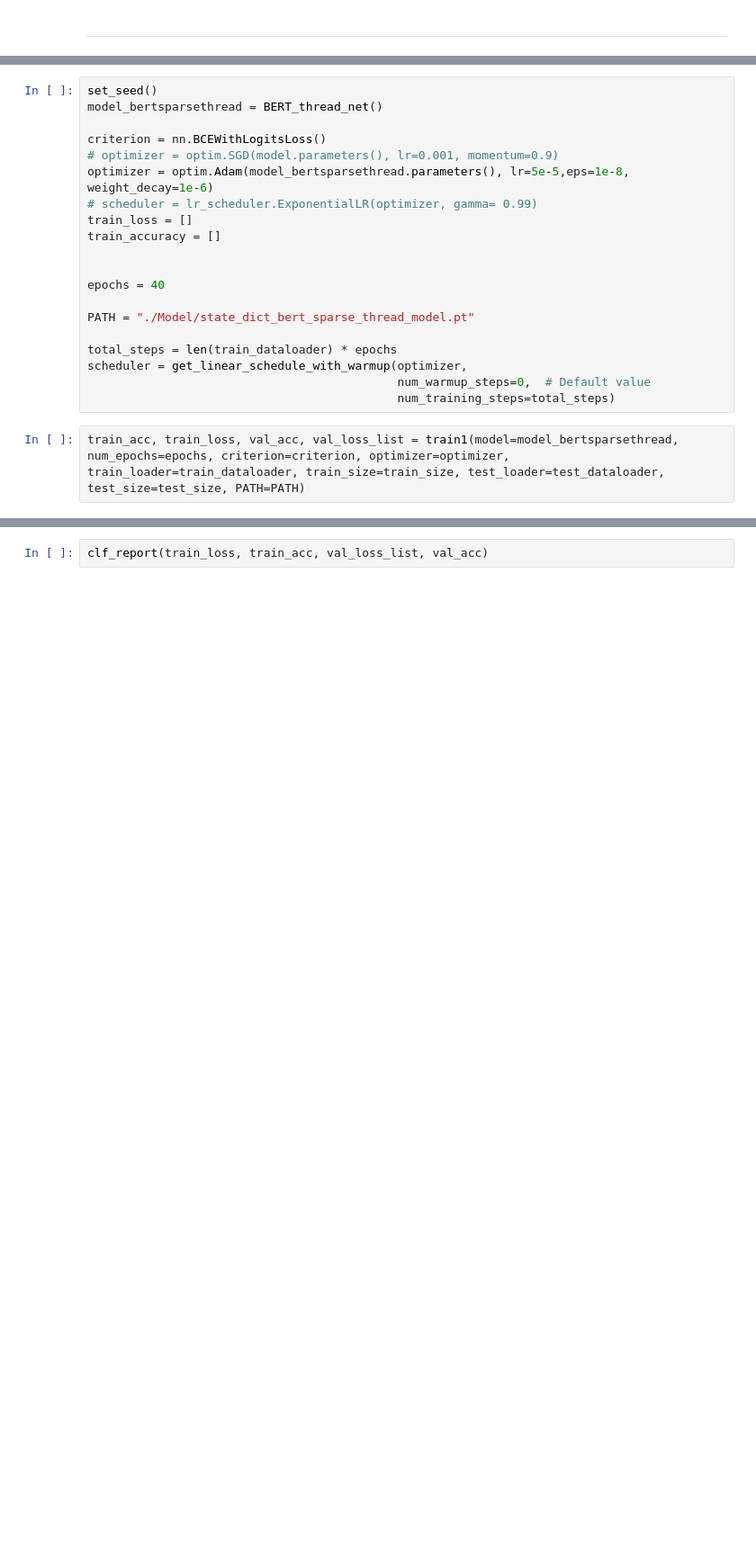
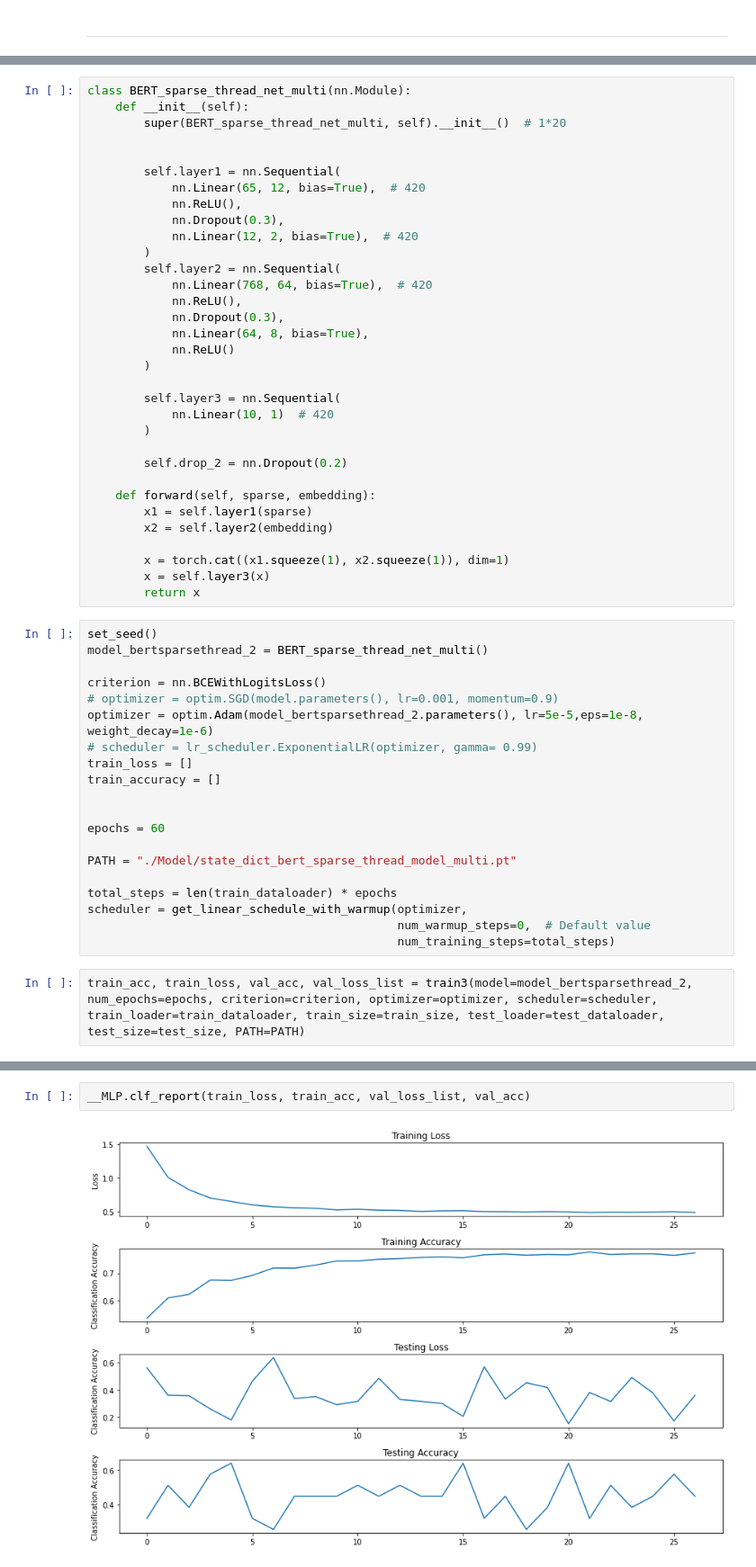
Before and after one commit to zzunebye/Capstone-code-data, a Jupyter notebook: _CLF_MLP.ipynb, the cells around one changed output, grey strips where cells are left out. Shown at 90% size. Saved outputs shown, nothing was run; the diff lists cells and outputs as text; blank space fills up the shorter version.

```diff
--- a/_CLF_MLP.ipynb
+++ b/_CLF_MLP.ipynb
@@ -1447,23 +1523,56 @@ NameError: name 'nn' is not defined
+# %%
+class BERT_sparse_thread_net_multi(nn.Module):
+    def __init__(self):
+        super(BERT_sparse_thread_net_multi, self).__init__()  # 1*20
+
+
+        self.layer1 = nn.Sequential(
+            nn.Linear(65, 12, bias=True),  # 420
+            nn.ReLU(),
+            nn.Dropout(0.3),
+            nn.Linear(12, 2, bias=True),  # 420
+        )
+        self.layer2 = nn.Sequential(
+            nn.Linear(768, 64, bias=True),  # 420
+            nn.ReLU(),
+            nn.Dropout(0.3),
+            nn.Linear(64, 8, bias=True),
+            nn.ReLU()
+        )
+
+        self.layer3 = nn.Sequential(
+            nn.Linear(10, 1)  # 420
+        )
+
+        self.drop_2 = nn.Dropout(0.2)
+
+    def forward(self, sparse, embedding):
+        x1 = self.layer1(sparse)
+        x2 = self.layer2(embedding)
+
+        x = torch.cat((x1.squeeze(1), x2.squeeze(1)), dim=1)
+        x = self.layer3(x)
+        return x
 # %%
 set_seed()
-model_bertsparsethread = BERT_thread_net()
+model_bertsparsethread_2 = BERT_sparse_thread_net_multi()
 
 criterion = nn.BCEWithLogitsLoss()
 # optimizer = optim.SGD(model.parameters(), lr=0.001, momentum=0.9)
-optimizer = optim.Adam(model_bertsparsethread.parameters(), lr=5e-5,eps=1e-8, weight_decay=1e-6)
+optimizer = optim.Adam(model_bertsparsethread_2.parameters(), lr=5e-5,eps=1e-8, weight_decay=1e-6)
 # scheduler = lr_scheduler.ExponentialLR(optimizer, gamma= 0.99)
 train_loss = []
 train_accuracy = []
 
 
-epochs = 40
+epochs = 60
 
-PATH = "./Model/state_dict_bert_sparse_thread_model.pt"
+PATH = "./Model/state_dict_bert_sparse_thread_model_multi.pt"
 
 total_steps = len(train_dataloader) * epochs
 scheduler = get_linear_schedule_with_warmup(optimizer,
                                             num_warmup_steps=0,  # Default value
                                             num_training_steps=total_steps)
 # %%
-train_acc, train_loss, val_acc, val_loss_list = train1(model=model_bertsparsethread, num_epochs=epochs, criterion=criterion, optimizer=optimizer, train_loader=train_dataloader, train_size=train_size, test_loader=test_dataloader, test_size=test_size, PATH=PATH)
+train_acc, train_loss, val_acc, val_loss_list = train3(model=model_bertsparsethread_2, num_epochs=epochs, criterion=criterion, optimizer=optimizer, scheduler=scheduler, train_loader=train_dataloader, train_size=train_size, test_loader=test_dataloader, test_size=test_size, PATH=PATH)
 # %% [output]
@@ -1487,3 +1596,4 @@ Finishing the Model: Loss is not decreasing...
 # %%
-clf_report(train_loss, train_acc, val_loss_list, val_acc)
+__MLP.clf_report(train_loss, train_acc, val_loss_list, val_acc)
 # %% [output]
+[figure, added]
```
Also changed, not shown: parts of 21 cells of this notebook, 1 other file.
